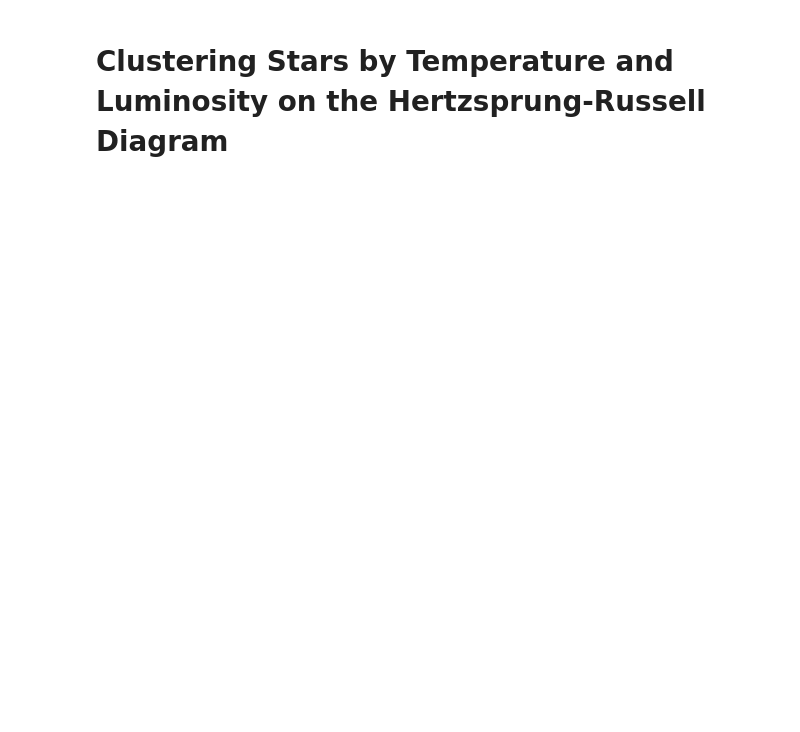
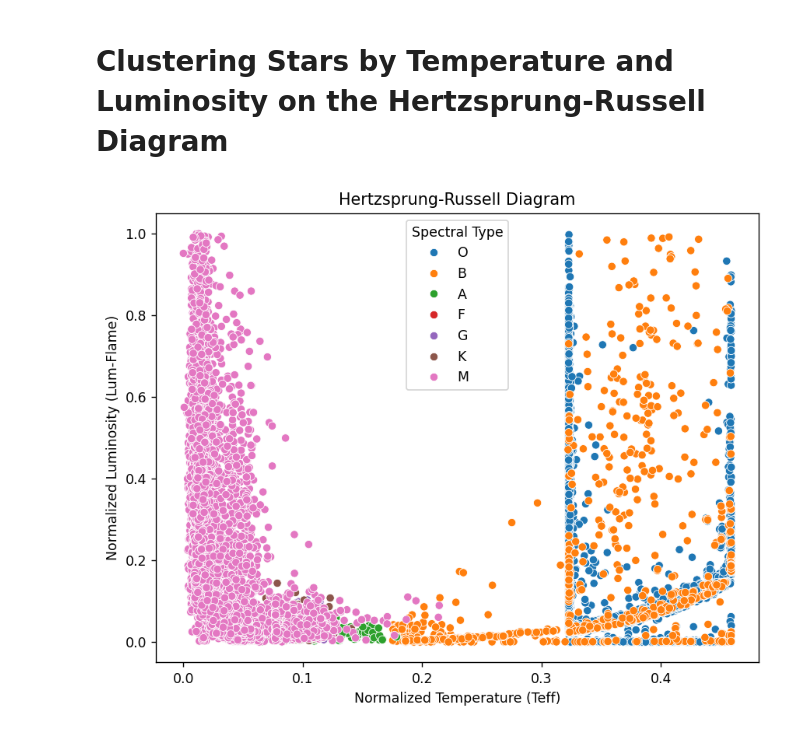
Before and after one commit to TheBigJig1/DSCI101_Clustering_Project, a Jupyter notebook: clustering.ipynb, the cells around one changed output. Saved outputs shown, nothing was run; the diff lists cells and outputs as text; code cells hidden in the pictures; blank space fills up the shorter version.

```diff
--- a/clustering.ipynb
+++ b/clustering.ipynb
@@ -31,2 +28,19 @@ data.to_csv('normalizedGaia.csv', index=False)
+# %%
+# Visualize the dataset with a scatter plot
+# 10 groups (10 groups - White dwarfs, Giants, Supergiants, MainSequence-O, B, A, F, K, G, M)
+# Use color to indicate the label?
+
+# Create a scatter plot
+plt.figure(figsize=(8, 6), dpi=125)
+sns.scatterplot(data=data, x='Teff', y='Lum-Flame', hue='SpType', palette='tab10')
+
+# Add labels and title
+plt.xlabel('Normalized Temperature (Teff)')
+plt.ylabel('Normalized Luminosity (Lum-Flame)')
+plt.title('Hertzsprung-Russell Diagram')
+plt.legend(title='Spectral Type')
+plt.show()
+# %% [output]
+[figure, added]
 # %%
 # Apply KMeans clustering
```
Also changed, not shown: parts of 2 cells of this notebook.
